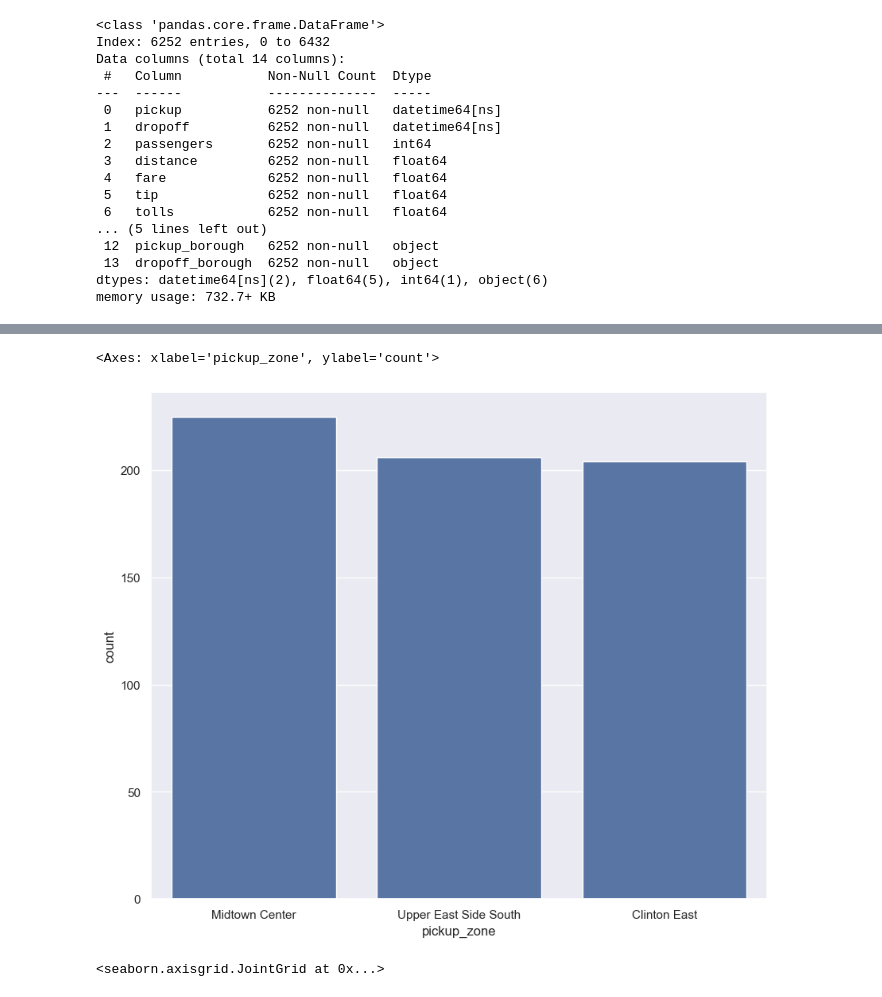
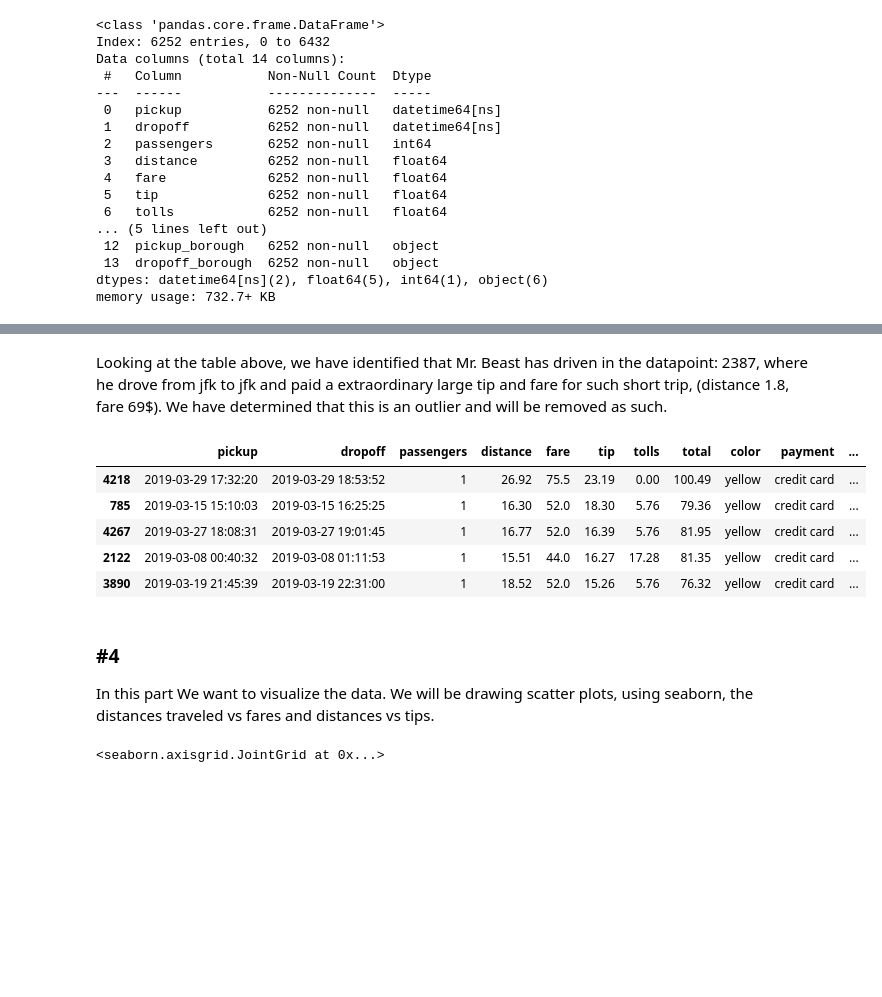
Before and after one commit to MagicalGlove/MachineLearning, a Jupyter notebook: Ola 1.ipynb, the cells around one changed output, grey strips where cells are left out. Cells and saved outputs as stored; diff of their text form; code cells hidden in the pictures; blank space fills up the shorter version.

```diff
--- a/Ola 1.ipynb
+++ b/Ola 1.ipynb
@@ -124,6 +136,18 @@ sns.countplot(data=tripData, x="dropoff_zone", order=tripData['dropoff_zone'].va
-# %%
-sns.countplot(data=tripData, x="pickup_zone", order=tripData['pickup_zone'].value_counts().iloc[:3].index)
-# %% [output]
-<Axes: xlabel='pickup_zone', ylabel='count'>
-[figure, removed]
+# %% [markdown]
+Looking at the table above, we have identified that Mr. Beast has driven in the datapoint: 2387, where he drove from jfk to jfk and paid a extraordinary large tip and fare for such short trip, (distance 1.8, fare 69$). We have determined that this is an outlier and will be removed as such.
+# %%
+#Remove outlier
+tripData.drop(index = 2387, inplace = True)
+# Run head to confirm outlier has been removed
+tripData.sort_values('tip', ascending=False).head(5)
+# %% [output]
+|  | pickup | dropoff | passengers | distance | fare | tip | tolls | total | color | payment | ... |
+| 4218 | 2019-03-29 17:32:20 | 2019-03-29 18:53:52 | 1 | 26.92 | 75.5 | 23.19 | 0.00 | 100.49 | yellow | credit card | ... |
+| 785 | 2019-03-15 15:10:03 | 2019-03-15 16:25:25 | 1 | 16.30 | 52.0 | 18.30 | 5.76 | 79.36 | yellow | credit card | ... |
+| 4267 | 2019-03-27 18:08:31 | 2019-03-27 19:01:45 | 1 | 16.77 | 52.0 | 16.39 | 5.76 | 81.95 | yellow | credit card | ... |
+| 2122 | 2019-03-08 00:40:32 | 2019-03-08 01:11:53 | 1 | 15.51 | 44.0 | 16.27 | 17.28 | 81.35 | yellow | credit card | ... |
+| 3890 | 2019-03-19 21:45:39 | 2019-03-19 22:31:00 | 1 | 18.52 | 52.0 | 15.26 | 5.76 | 76.32 | yellow | credit card | ... |
+# %% [markdown]
+### #4
+In this part We want to visualize the data. We will be drawing scatter plots, using seaborn, the distances traveled vs fares and distances vs tips.
 # %%
```
Also changed, not shown: parts of 21 cells of this notebook.
